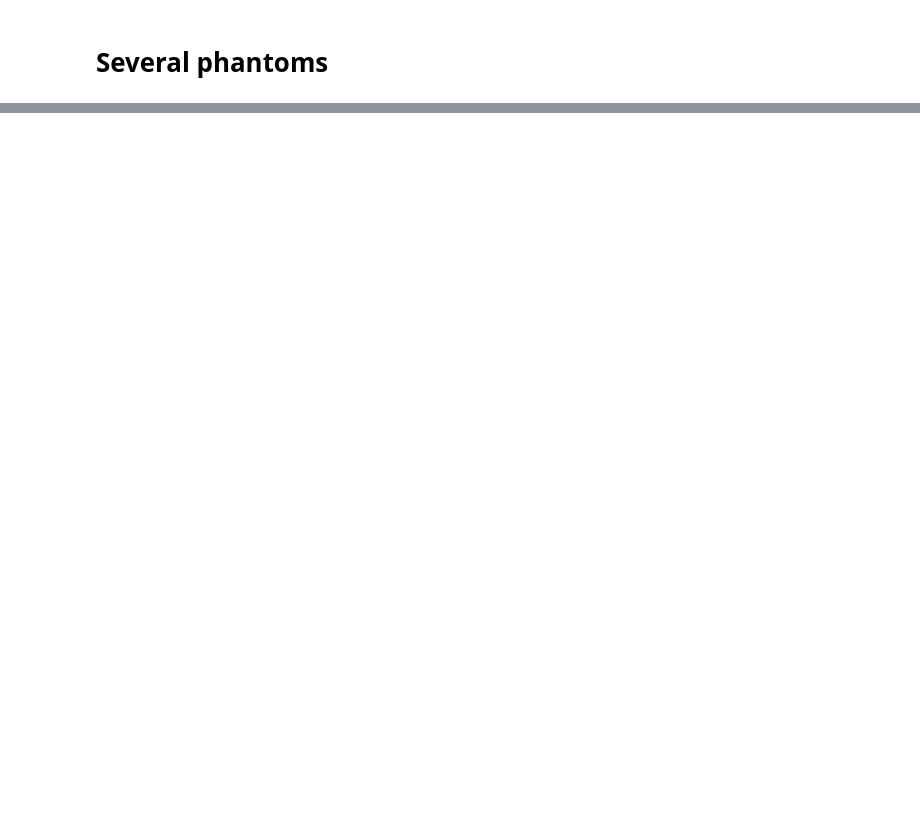
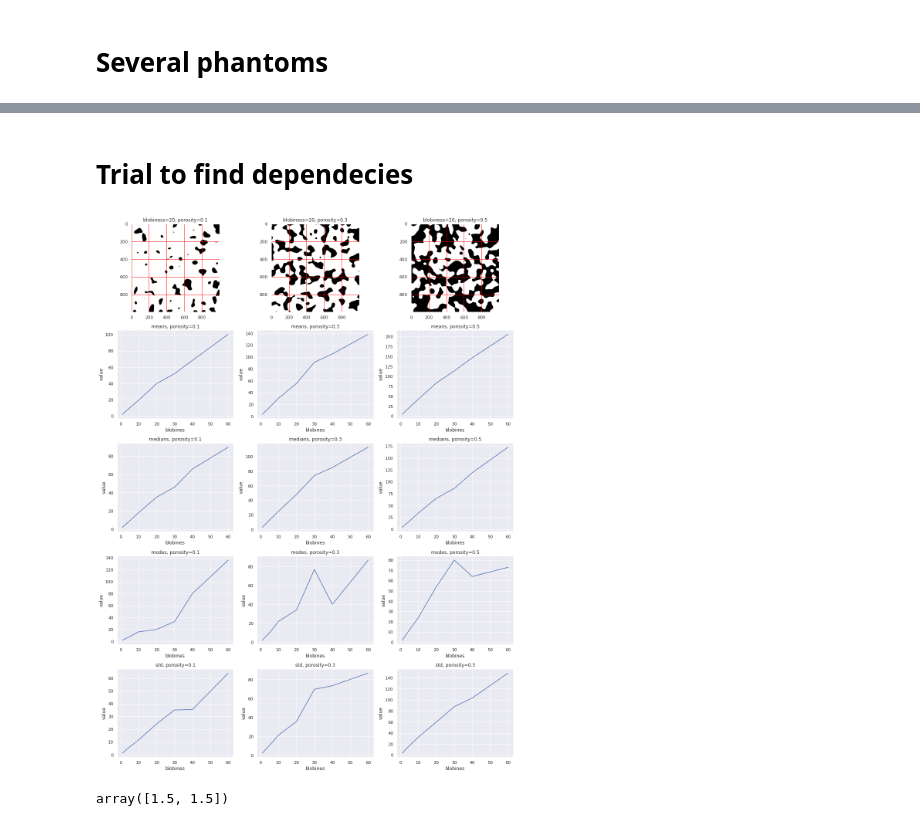
Before and after one commit to ankhafizov/MLTomography, a Jupyter notebook: blobines_row.ipynb, the cells around one changed output, grey strips where cells are left out. Saved outputs shown, nothing was run; the diff lists cells and outputs as text; code cells hidden in the pictures; blank space fills up the shorter version.

```diff
--- a/blobines_row.ipynb
+++ b/blobines_row.ipynb
@@ -167,0 +211,35 @@ Text(0.5, 0.98, 'statistics for MATERIAL-lengths')
+# %% [markdown]
+# Trial to find dependecies
+# %%
+blobnses = [1, 5, 10, 20, 30, 40, 60]
+porosities = [0.1, 0.3, 0.5]
+shape = [1000, 1000]
+axis = "Both"
+
+fig, axes = plt.subplots(ncols=len(porosities), nrows=5, figsize=(15, 20), constrained_layout=True)
+for ax in axes.flatten()[3:]:
+    ax.set(xlabel='blobines', ylabel='value')
+axes = np.transpose(axes)
+
+for porosity, axes_col in zip(porosities, axes):
+    own_phantoms = [gen_phantom(shape, porosity= 1 - porosity, blobiness=b) for b in blobnses]
+    middle_index = len(blobnses)//2
+    axes_col[0].imshow(own_phantoms[middle_index], cmap="gray")
+    axes_col[0].set_title(f"blobiness={blobnses[middle_index]}, porosity={porosity}")
+    axes_col[0].grid(color='red')
+
+    stats_zeros = [get_stats(own_phantom, row_numbers, axis=axis)[0] for own_phantom in own_phantoms]
+
+    means, modes, st_devs, medians= [], [], [], []
+    for stat_zeros in stats_zeros:
+        means.append(np.mean(stat_zeros))
+        medians.append(np.median(stat_zeros))
+        modes.append(int(mode(stat_zeros)[0]))
+        st_devs.append(np.std(stat_zeros))
+
+    sns.lineplot(x=blobnses, y=means, markers=True, ax=axes_col[1]).set_title(f"means, porosity={porosity}")
+    sns.lineplot(x=blobnses, y=medians, markers=True, ax=axes_col[2]).set_title(f"medians, porosity={porosity}")
+    sns.lineplot(x=blobnses, y=modes, markers=True, ax=axes_col[3]).set_title(f"modes, porosity={porosity}")
+    sns.lineplot(x=blobnses, y=st_devs, markers=True, ax=axes_col[4]).set_title(f"std, porosity={porosity}")
+# %% [output]
+[figure, added]
@@ -167,0 +253,4 @@ Text(0.5, 0.98, 'statistics for MATERIAL-lengths')
+# %%
+np.mean([[1,2],[1,2]], axis=1)
+# %% [output]
+array([1.5, 1.5])
```
Also changed, not shown: parts of 16 cells of this notebook, 1 other file.
